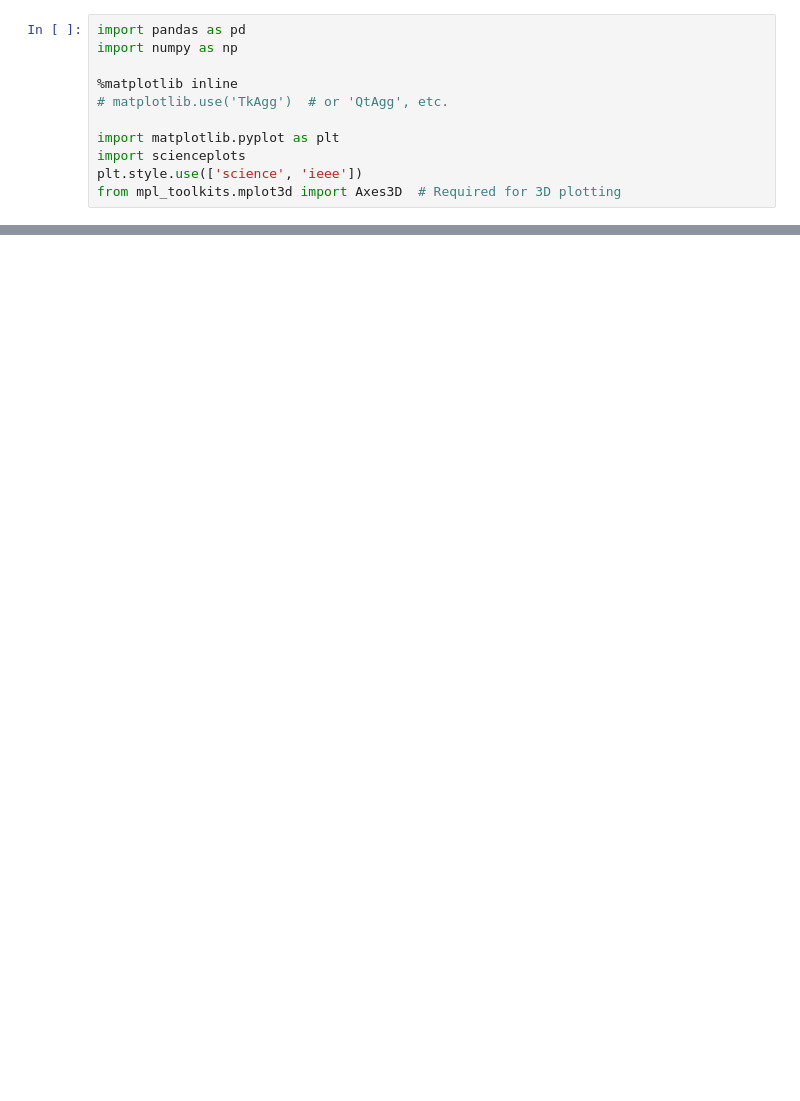
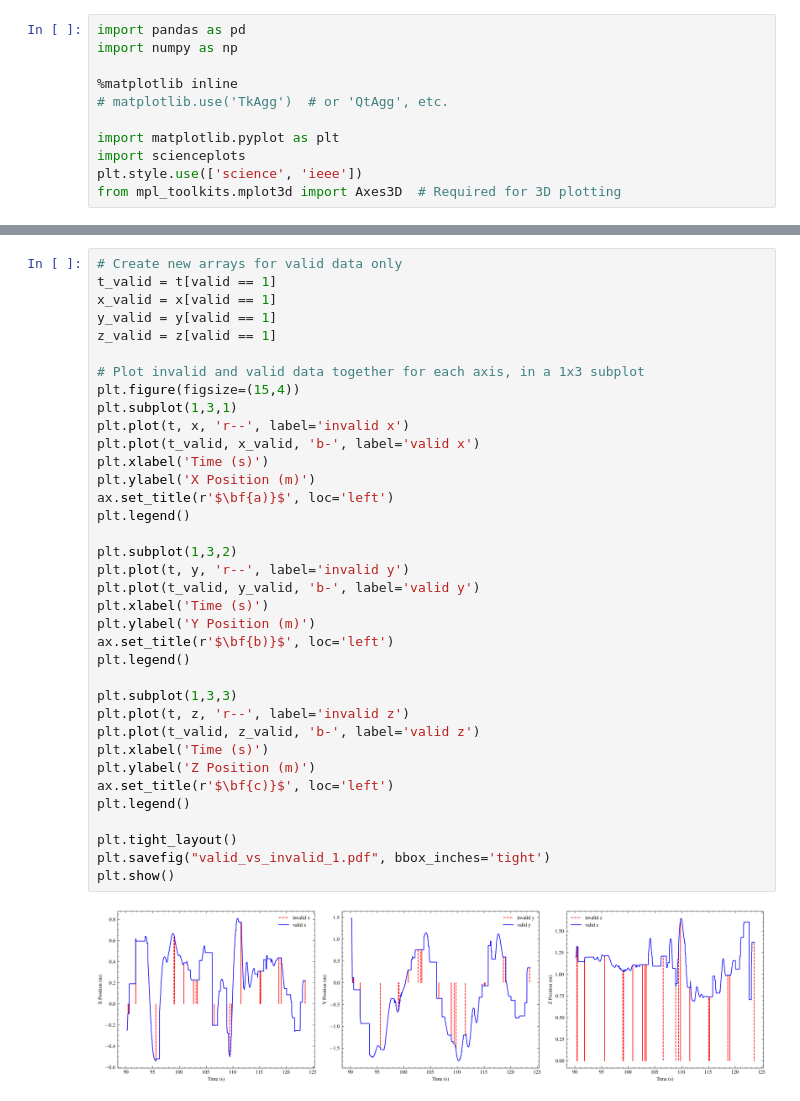
Before and after one commit to ringe-n-5525079/mocap-fyp, a Jupyter notebook: arduino_testing/Xbee_Arduino_Data_Capture_Tests/Paper_Plotting/checksums.ipynb, the cells around one changed output, grey strips where cells are left out. Cells and saved outputs as stored; diff of their text form; blank space fills up the shorter version.

```diff
--- a/arduino_testing/Xbee_Arduino_Data_Capture_Tests/Paper_Plotting/checksums.ipynb
+++ b/arduino_testing/Xbee_Arduino_Data_Capture_Tests/Paper_Plotting/checksums.ipynb
@@ -95,0 +93,38 @@ plt.show()
+# %%
+# Create new arrays for valid data only
+t_valid = t[valid == 1]
+x_valid = x[valid == 1]
+y_valid = y[valid == 1]
+z_valid = z[valid == 1]
+
+# Plot invalid and valid data together for each axis, in a 1x3 subplot
+plt.figure(figsize=(15,4))
+plt.subplot(1,3,1)
+plt.plot(t, x, 'r--', label='invalid x')
+plt.plot(t_valid, x_valid, 'b-', label='valid x')
+plt.xlabel('Time (s)')
+plt.ylabel('X Position (m)')
+ax.set_title(r'$\bf{a)}$', loc='left')
+plt.legend()
+
+plt.subplot(1,3,2)
+plt.plot(t, y, 'r--', label='invalid y')
+plt.plot(t_valid, y_valid, 'b-', label='valid y')
+plt.xlabel('Time (s)')
+plt.ylabel('Y Position (m)')
+ax.set_title(r'$\bf{b)}$', loc='left')
+plt.legend()
+
+plt.subplot(1,3,3)
+plt.plot(t, z, 'r--', label='invalid z')
+plt.plot(t_valid, z_valid, 'b-', label='valid z')
+plt.xlabel('Time (s)')
+plt.ylabel('Z Position (m)')
+ax.set_title(r'$\bf{c)}$', loc='left')
+plt.legend()
+
+plt.tight_layout()
+plt.savefig("valid_vs_invalid_1.pdf", bbox_inches='tight')
+plt.show()
+# %% [output]
+[figure, added]
```
Also changed, not shown: parts of 3 cells of this notebook, 2 other files.
